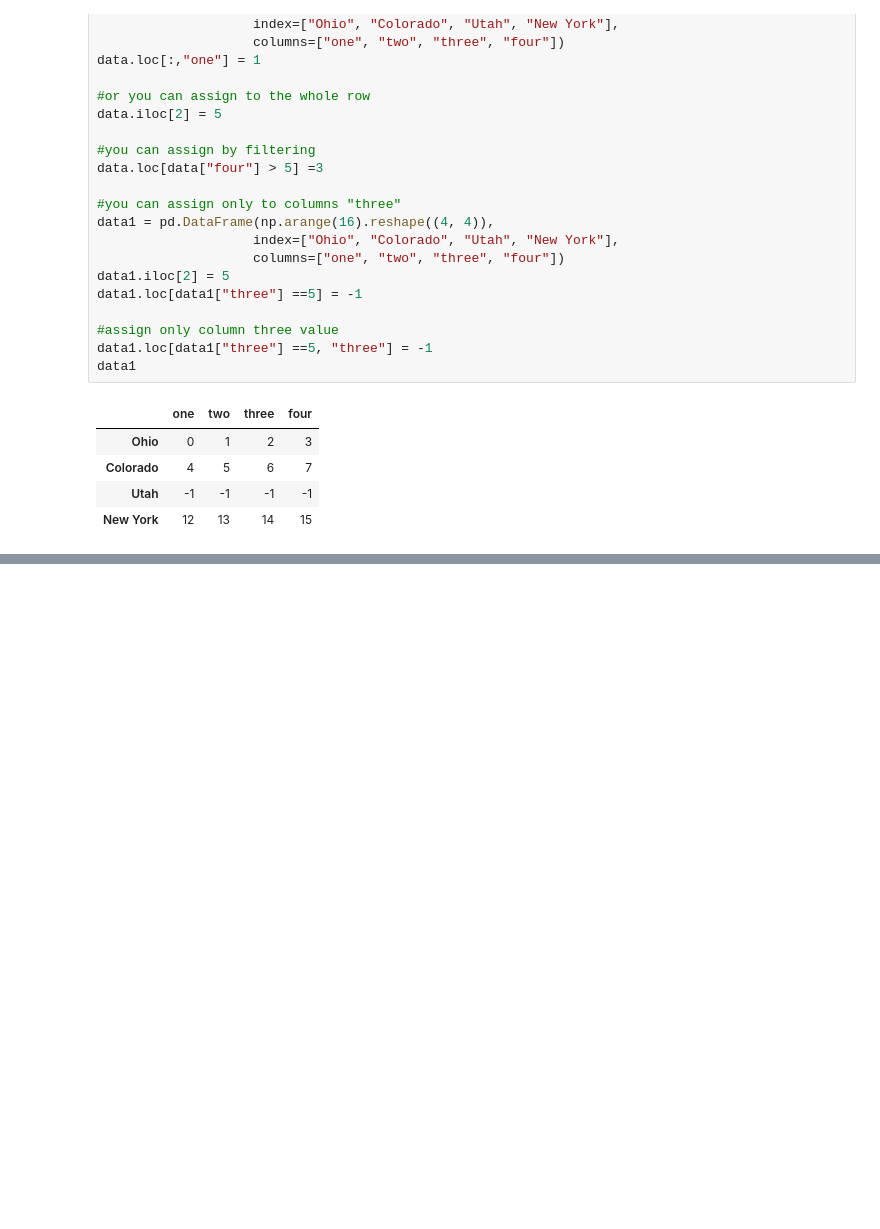
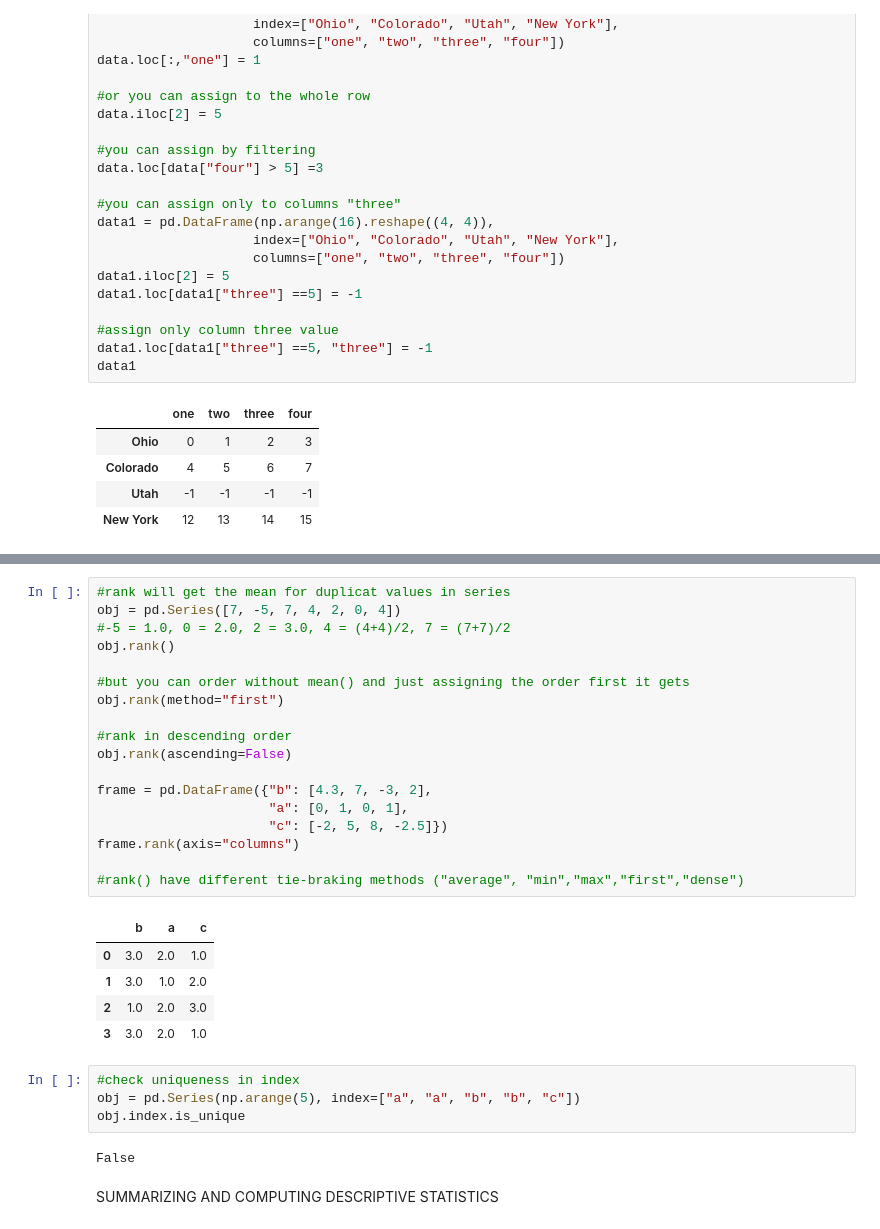
Before and after one commit to bujarkreci/jupyter-project, a Jupyter notebook: callPostgreEx/Chapter05.ipynb, the cells around one changed output, grey strips where cells are left out. Cells and saved outputs as stored; diff of their text form; blank space fills up the shorter version.

```diff
--- a/callPostgreEx/Chapter05.ipynb
+++ b/callPostgreEx/Chapter05.ipynb
@@ -492,0 +680,32 @@ data1
+# %%
+#rank will get the mean for duplicat values in series
+obj = pd.Series([7, -5, 7, 4, 2, 0, 4])
+#-5 = 1.0, 0 = 2.0, 2 = 3.0, 4 = (4+4)/2, 7 = (7+7)/2
+obj.rank()
+
+#but you can order without mean() and just assigning the order first it gets
+obj.rank(method="first")
+
+#rank in descending order
+obj.rank(ascending=False)
+
+frame = pd.DataFrame({"b": [4.3, 7, -3, 2],
+                      "a": [0, 1, 0, 1],
+                      "c": [-2, 5, 8, -2.5]})
+frame.rank(axis="columns")
+
+#rank() have different tie-braking methods ("average", "min","max","first","dense")
+# %% [output]
+|  | b | a | c |
+| 0 | 3.0 | 2.0 | 1.0 |
+| 1 | 3.0 | 1.0 | 2.0 |
+| 2 | 1.0 | 2.0 | 3.0 |
+| 3 | 3.0 | 2.0 | 1.0 |
+# %%
+#check uniqueness in index
+obj = pd.Series(np.arange(5), index=["a", "a", "b", "b", "c"])
+obj.index.is_unique
+# %% [output]
+False
+# %% [markdown]
+SUMMARIZING AND COMPUTING DESCRIPTIVE STATISTICS
```
Also changed, not shown: parts of 9 cells of this notebook.
